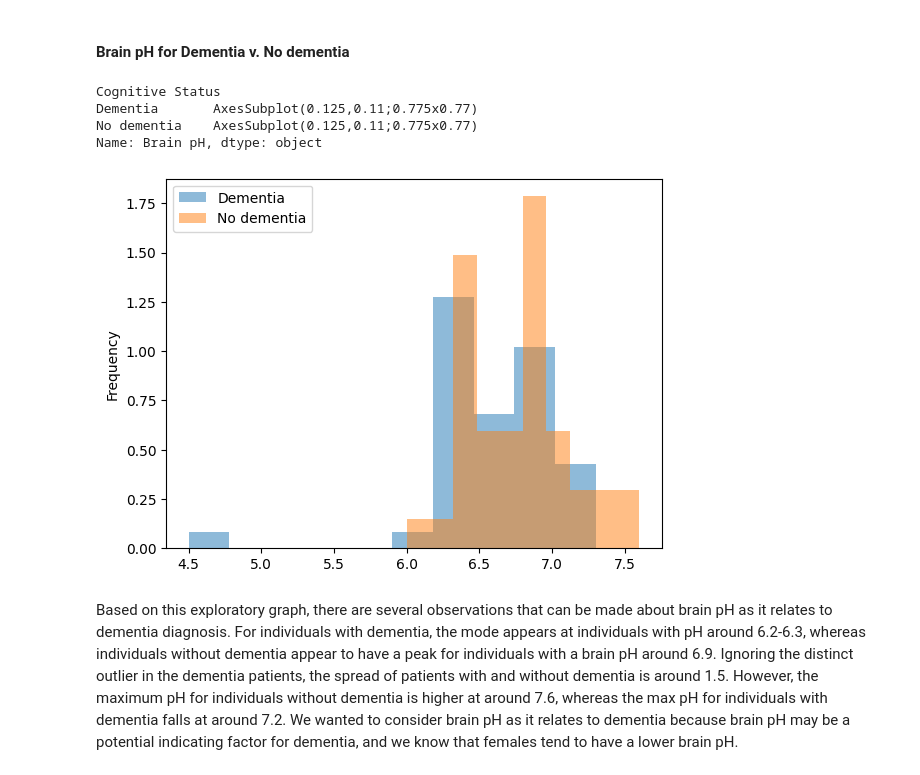
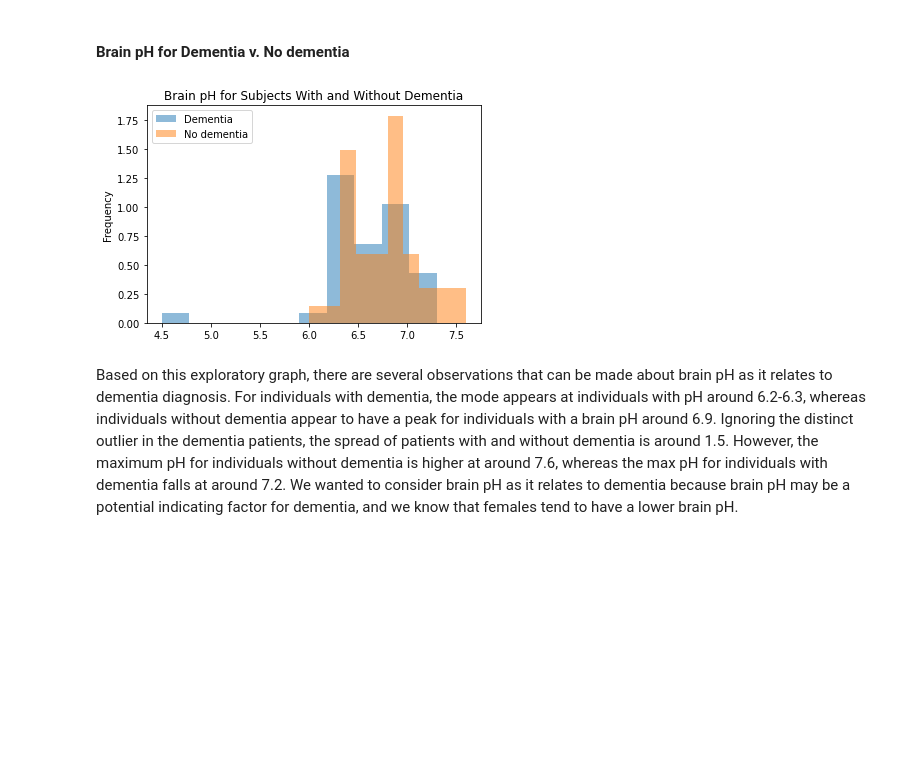
Before and after one commit to marisalong/marisalong.github.io, a Jupyter notebook: DataScienceFinalNotebook.ipynb, the cells around one changed output. Saved outputs shown, nothing was run; the diff lists cells and outputs as text; code cells hidden in the pictures; blank space fills up the shorter version.

```diff
--- a/DataScienceFinalNotebook.ipynb
+++ b/DataScienceFinalNotebook.ipynb
@@ -602,13 +600,12 @@ We see that although there are more females than males in the dataset, there is
 # %% [markdown]
 #### Brain pH for Dementia v. No dementia
 # %%
-df_meta.groupby("Cognitive Status")['Brain pH'].plot.hist(alpha=.5, density=True, legend=True, xlabel = "Brain pH")
+df_meta.groupby("Cognitive Status")['Brain pH'].plot.hist(alpha=.5, density=True, legend=True)
+plt.title('Brain pH for Subjects With and Without Dementia')
+plt.xlabel=('pH')
+plt.show()
 # %% [output]
-Cognitive Status
-Dementia       AxesSubplot(0.125,0.11;0.775x0.77)
-No dementia    AxesSubplot(0.125,0.11;0.775x0.77)
-Name: Brain pH, dtype: object
-[figure, old version]
+[figure, new version]
 # %% [markdown]
 Based on this exploratory graph, there are several observations that can be made about brain pH as it relates to dementia diagnosis. For individuals with dementia, the mode appears at individuals with pH around 6.2-6.3, whereas individuals without dementia appear to have a peak for individuals with a brain pH around 6.9. Ignoring the distinct outlier in the dementia patients, the spread of patients with and without dementia is around 1.5. However, the maximum pH for individuals without dementia is higher at around 7.6, whereas the max pH for individuals with dementia falls at around 7.2. We wanted to consider brain pH as it relates to dementia because brain pH may be a potential indicating factor for dementia, and we know that females tend to have a lower brain pH.
 # %% [markdown]
```
Also changed, not shown: parts of 30 cells of this notebook.
